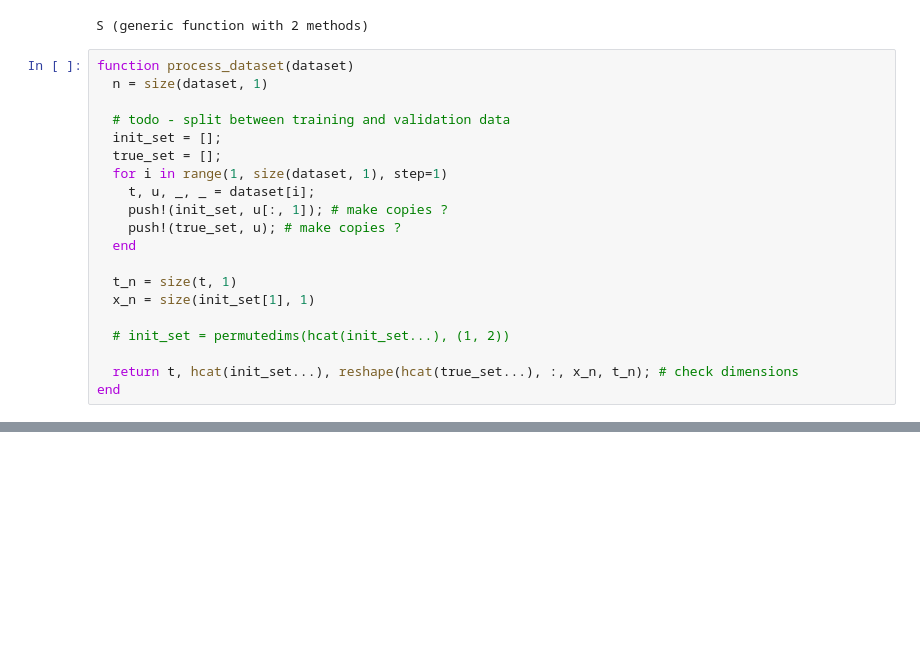
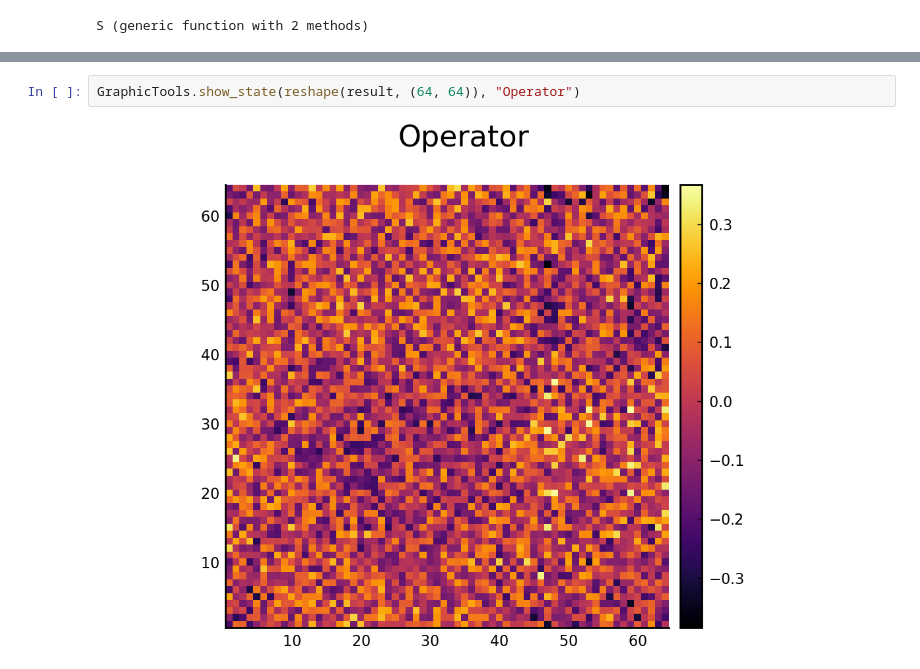
Before and after one commit to vdesgrange/closure-model, a Jupyter notebook: experiments/julia_src/neural_closure/heat_equation_neural_ode.ipynb, the cells around one changed output, grey strips where cells are left out. Drawn from its saved outputs; the diff is of its cells as text; blank space fills up the shorter version.

```diff
--- a/experiments/julia_src/neural_closure/heat_equation_neural_ode.ipynb
+++ b/experiments/julia_src/neural_closure/heat_equation_neural_ode.ipynb
@@ -136,23 +129,3 @@ function S(net, u0, t)
 end
 # %% [output]
 S (generic function with 2 methods)
-# %%
-function process_dataset(dataset)
-  n = size(dataset, 1)
-
-  # todo - split between training and validation data
-  init_set = [];
-  true_set = [];
-  for i in range(1, size(dataset, 1), step=1)
-    t, u, _, _ = dataset[i];
-    push!(init_set, u[:, 1]); # make copies ?
-    push!(true_set, u); # make copies ?
-  end
-
-  t_n = size(t, 1)
-  x_n = size(init_set[1], 1)
-
-  # init_set = permutedims(hcat(init_set...), (1, 2))
-
-  return t, hcat(init_set...), reshape(hcat(true_set...), :, x_n, t_n); # check dimensions
-end
@@ -269,0 +217,4 @@ GraphicTools.show_state(reshape(result.u, (64, 64)), "Operator")
+# %%
+GraphicTools.show_state(reshape(result, (64, 64)), "Operator")
+# %% [output]
+[figure, added]
```
Also changed, not shown: parts of 20 cells of this notebook.
